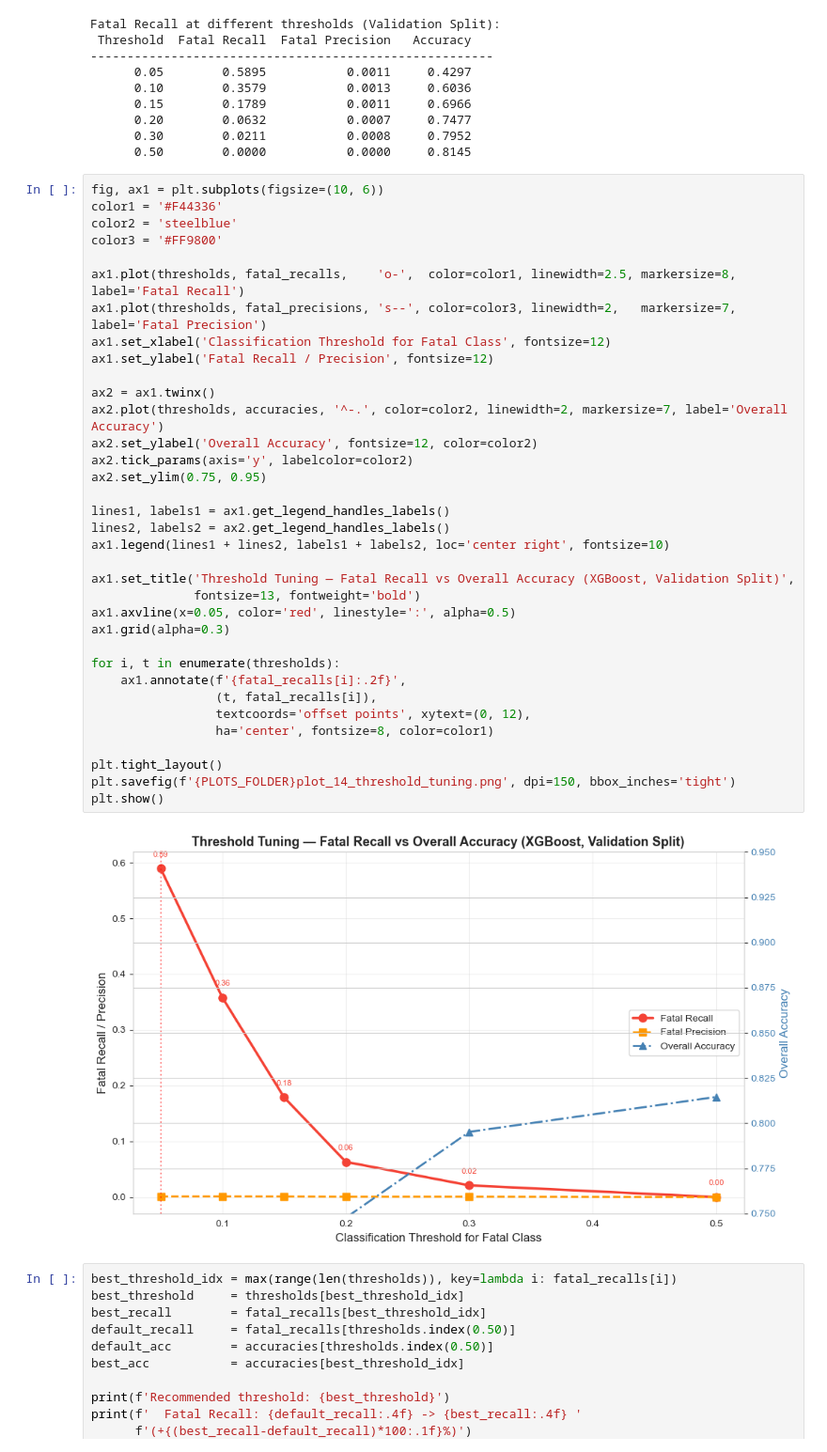
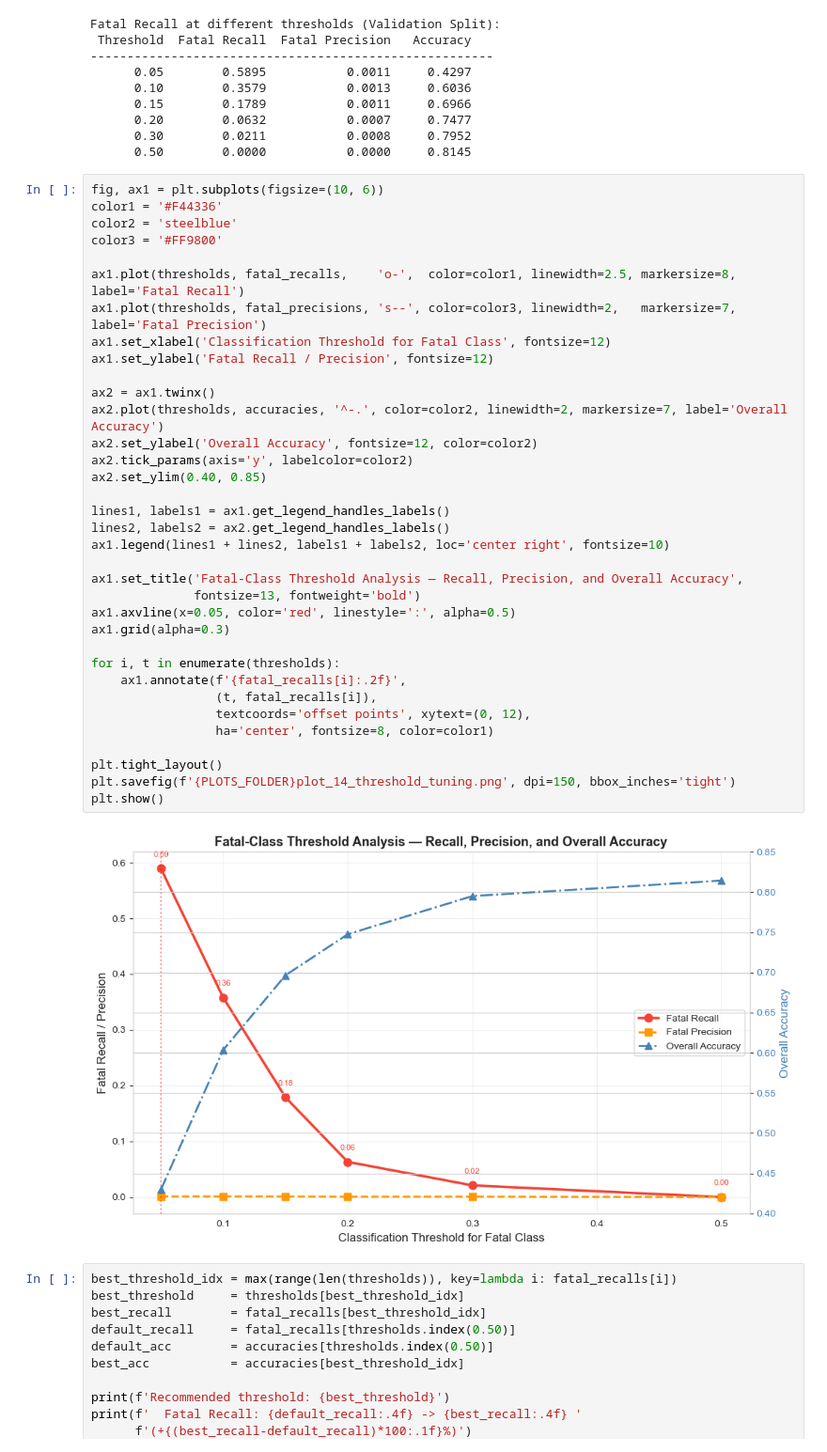
Before and after one commit to Nishi-013/toronto-collision-severity-prediction, a Jupyter notebook: 04_Model_Training_Evaluation.ipynb, the cells around one changed output. Shown at 94% size. Drawn from its saved outputs; the diff is of its cells as text.

Commit message:
Plot updated

```diff
--- a/04_Model_Training_Evaluation.ipynb
+++ b/04_Model_Training_Evaluation.ipynb
@@ -856,36 +856,36 @@ color2 = 'steelblue'
 color3 = '#FF9800'
 
 ax1.plot(thresholds, fatal_recalls,    'o-',  color=color1, linewidth=2.5, markersize=8, label='Fatal Recall')
 ax1.plot(thresholds, fatal_precisions, 's--', color=color3, linewidth=2,   markersize=7, label='Fatal Precision')
 ax1.set_xlabel('Classification Threshold for Fatal Class', fontsize=12)
 ax1.set_ylabel('Fatal Recall / Precision', fontsize=12)
 
 ax2 = ax1.twinx()
 ax2.plot(thresholds, accuracies, '^-.', color=color2, linewidth=2, markersize=7, label='Overall Accuracy')
 ax2.set_ylabel('Overall Accuracy', fontsize=12, color=color2)
 ax2.tick_params(axis='y', labelcolor=color2)
-ax2.set_ylim(0.75, 0.95)
+ax2.set_ylim(0.40, 0.85)
 
 lines1, labels1 = ax1.get_legend_handles_labels()
 lines2, labels2 = ax2.get_legend_handles_labels()
 ax1.legend(lines1 + lines2, labels1 + labels2, loc='center right', fontsize=10)
 
-ax1.set_title('Threshold Tuning — Fatal Recall vs Overall Accuracy (XGBoost, Validation Split)',
+ax1.set_title('Fatal-Class Threshold Analysis — Recall, Precision, and Overall Accuracy',
               fontsize=13, fontweight='bold')
 ax1.axvline(x=0.05, color='red', linestyle=':', alpha=0.5)
 ax1.grid(alpha=0.3)
 
 for i, t in enumerate(thresholds):
     ax1.annotate(f'{fatal_recalls[i]:.2f}',
                  (t, fatal_recalls[i]),
                  textcoords='offset points', xytext=(0, 12),
                  ha='center', fontsize=8, color=color1)
 
 plt.tight_layout()
 plt.savefig(f'{PLOTS_FOLDER}plot_14_threshold_tuning.png', dpi=150, bbox_inches='tight')
 plt.show()
 # %% [output]
-[figure, old version]
+[figure, new version]
 # %%
 best_threshold_idx = max(range(len(thresholds)), key=lambda i: fatal_recalls[i])
 best_threshold     = thresholds[best_threshold_idx]
```
Also changed, not shown: parts of 4 cells of this notebook, 15 other files.
